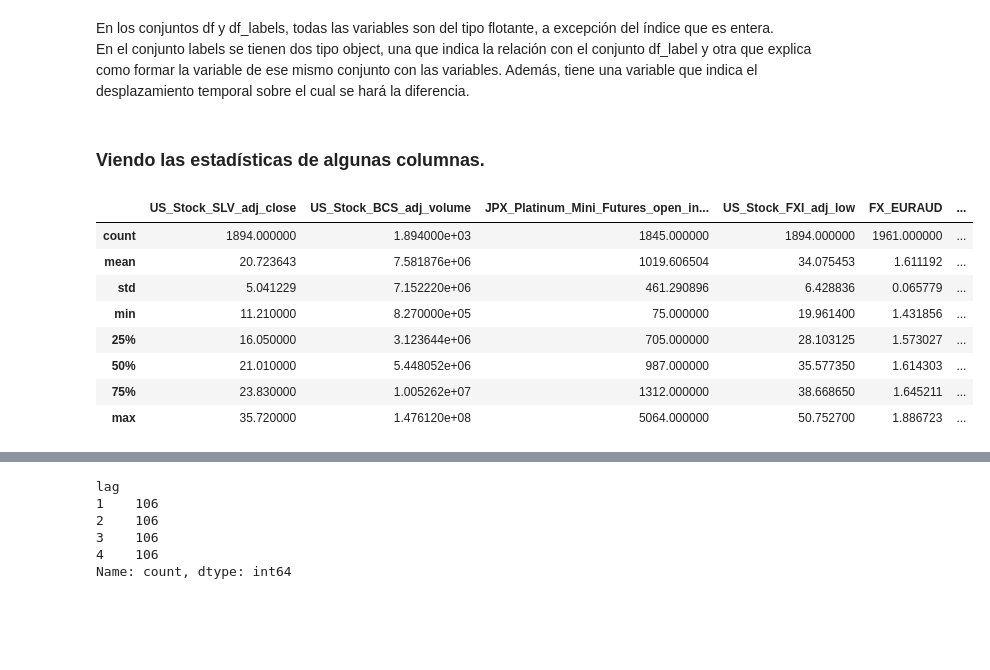
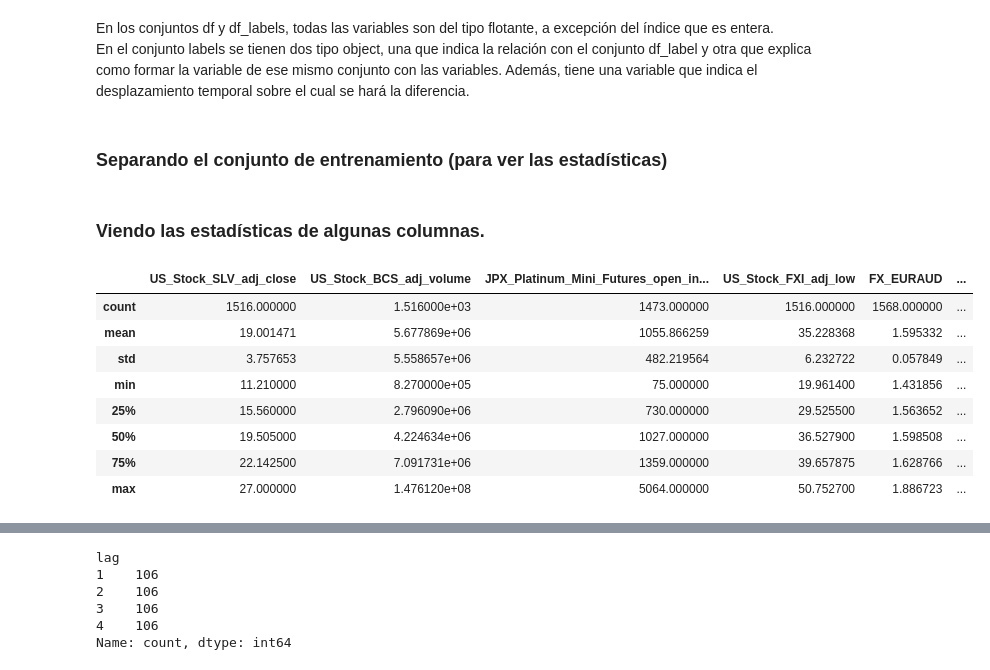
Before and after one commit to ricrod01/PROYECTO_2_DS, a Jupyter notebook: EDA.ipynb, the cells around one changed output, grey strips where cells are left out. Saved outputs shown, nothing was run; the diff lists cells and outputs as text; code cells hidden in the pictures; blank space fills up the shorter version.

```diff
--- a/EDA.ipynb
+++ b/EDA.ipynb
@@ -135,21 +155,28 @@ memory usage: 10.1+ KB
 # %% [markdown]
 En los conjuntos df y df_labels, todas las variables son del tipo flotante, a excepción del índice que es entera.
 En el conjunto labels se tienen dos tipo object, una que indica la relación con el conjunto df_label y otra que explica como formar la variable de ese mismo conjunto con las variables. Además, tiene una variable que indica el desplazamiento temporal sobre el cual se hará la diferencia.
+# %% [markdown]
+### Separando el conjunto de entrenamiento (para ver las estadísticas)
+# %%
+muestra_filas = int(df.shape[0]*0.8)
+df2 = df.copy()
+df = df.iloc[:muestra_filas, :]
+df_labels = df_labels.iloc[:muestra_filas, :]
 # %% [markdown]
 ### Viendo las estadísticas de algunas columnas.
 # %%
 random.seed(0)
-muestra_columnas_df = random.sample(list(df.columns), 10)
+muestra_columnas_df = random.sample(list(df.columns), 20)
 df[muestra_columnas_df].describe()
 # %% [output]
 |  | US_Stock_SLV_adj_close | US_Stock_BCS_adj_volume | JPX_Platinum_Mini_Futures_open_in... | US_Stock_FXI_adj_low | FX_EURAUD | ... |
-| count | 1894.000000 | 1.894000e+03 | 1845.000000 | 1894.000000 | 1961.000000 | ... |
-| mean | 20.723643 | 7.581876e+06 | 1019.606504 | 34.075453 | 1.611192 | ... |
-| std | 5.041229 | 7.152220e+06 | 461.290896 | 6.428836 | 0.065779 | ... |
+| count | 1516.000000 | 1.516000e+03 | 1473.000000 | 1516.000000 | 1568.000000 | ... |
+| mean | 19.001471 | 5.677869e+06 | 1055.866259 | 35.228368 | 1.595332 | ... |
+| std | 3.757653 | 5.558657e+06 | 482.219564 | 6.232722 | 0.057849 | ... |
 | min | 11.210000 | 8.270000e+05 | 75.000000 | 19.961400 | 1.431856 | ... |
-| 25% | 16.050000 | 3.123644e+06 | 705.000000 | 28.103125 | 1.573027 | ... |
-| 50% | 21.010000 | 5.448052e+06 | 987.000000 | 35.577350 | 1.614303 | ... |
-| 75% | 23.830000 | 1.005262e+07 | 1312.000000 | 38.668650 | 1.645211 | ... |
-| max | 35.720000 | 1.476120e+08 | 5064.000000 | 50.752700 | 1.886723 | ... |
+| 25% | 15.560000 | 2.796090e+06 | 730.000000 | 29.525500 | 1.563652 | ... |
+| 50% | 19.505000 | 4.224634e+06 | 1027.000000 | 36.527900 | 1.598508 | ... |
+| 75% | 22.142500 | 7.091731e+06 | 1359.000000 | 39.657875 | 1.628766 | ... |
+| max | 27.000000 | 1.476120e+08 | 5064.000000 | 50.752700 | 1.886723 | ... |
 # %%
 random.seed(0)
```
Also changed, not shown: parts of 54 cells of this notebook, 4 other files.
